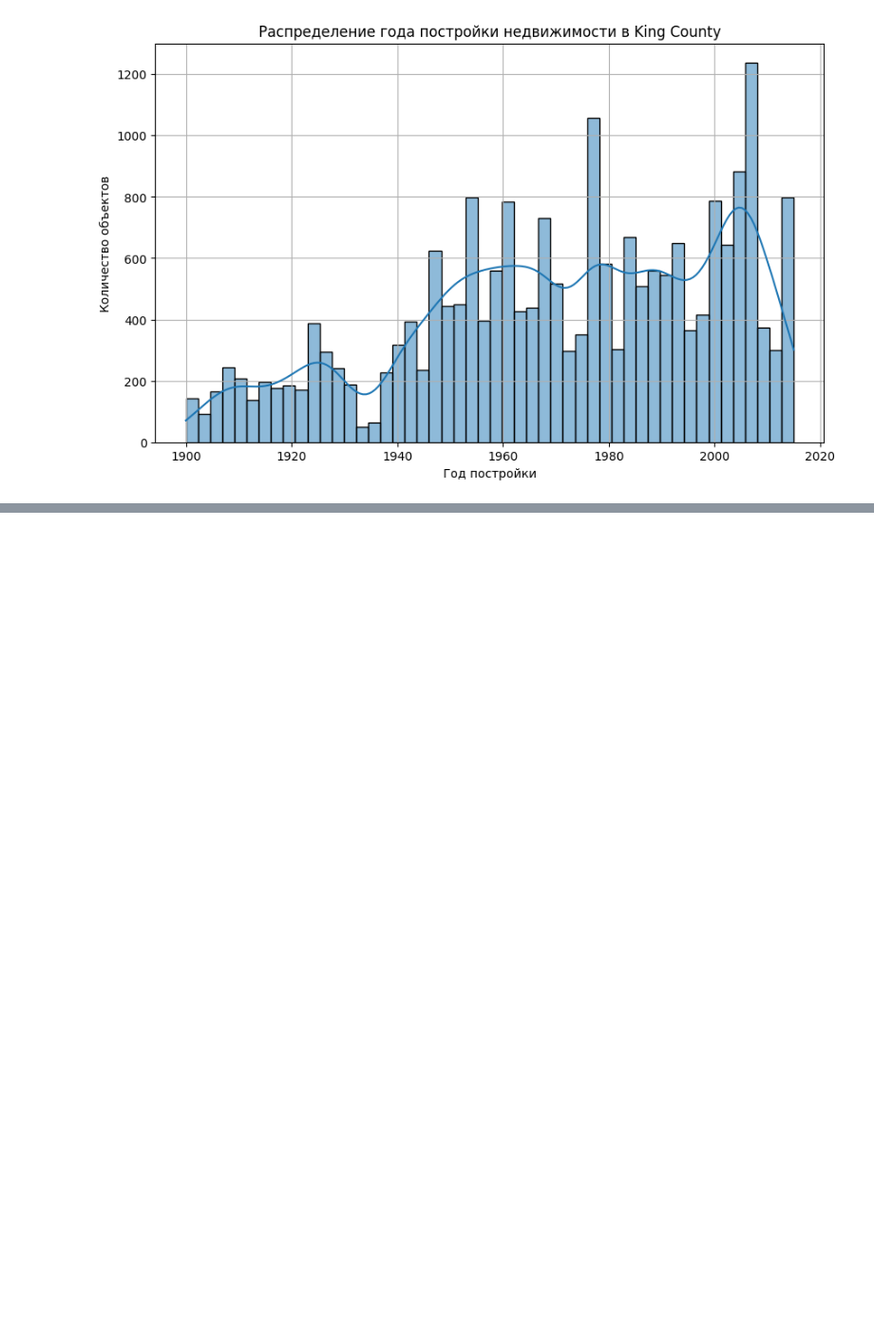
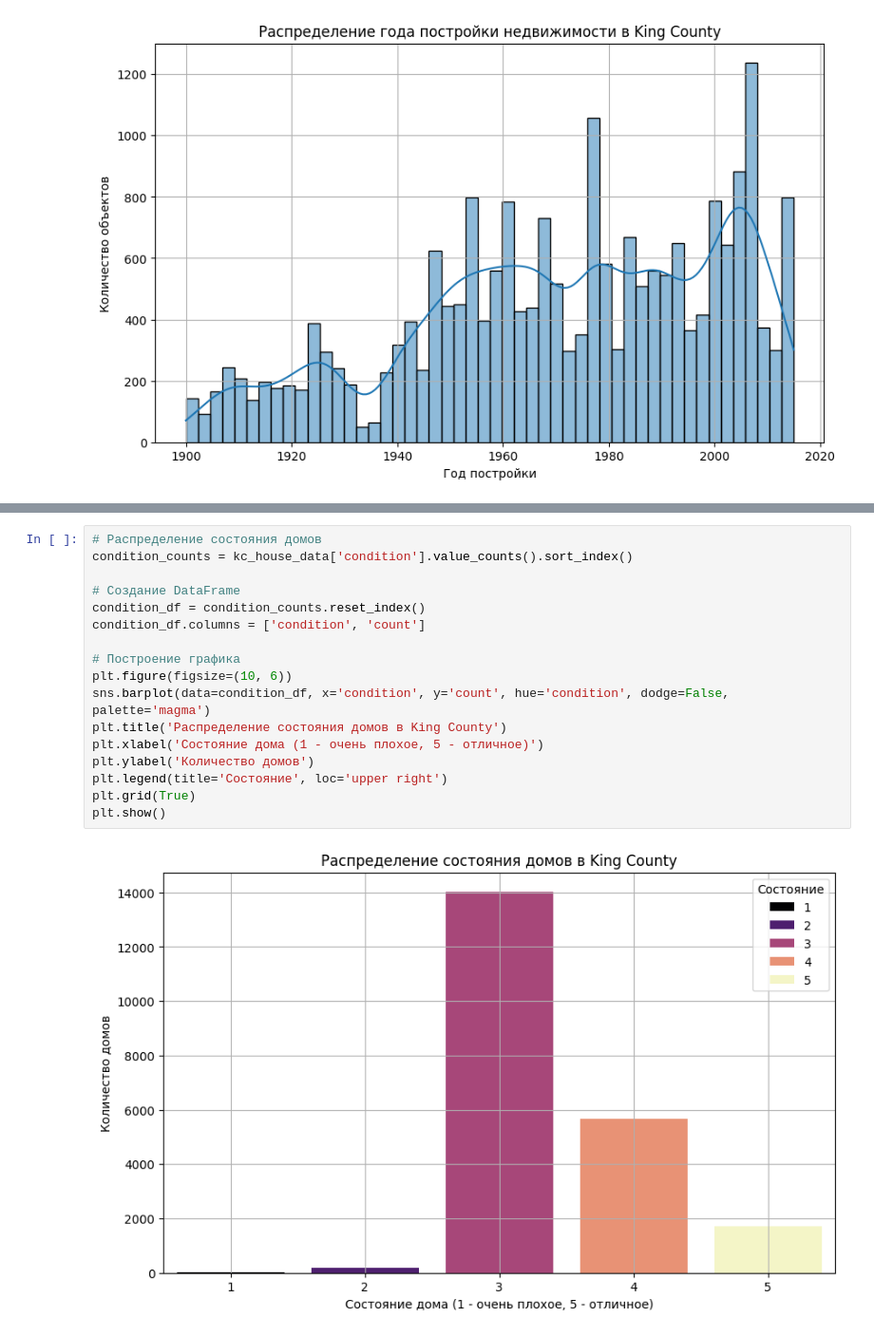
Before and after one commit to Pako35/HouseDAnalysis, a Jupyter notebook: homework.ipynb, the cells around one changed output, grey strips where cells are left out. Shown at 95% size. Drawn from its saved outputs; the diff is of its cells as text; blank space fills up the shorter version.

```diff
--- a/homework.ipynb
+++ b/homework.ipynb
@@ -126,0 +186,19 @@ plt.show()
+# %%
+# Распределение состояния домов
+condition_counts = kc_house_data['condition'].value_counts().sort_index()
+
+# Создание DataFrame
+condition_df = condition_counts.reset_index()
+condition_df.columns = ['condition', 'count']
+
+# Построение графика
+plt.figure(figsize=(10, 6))
+sns.barplot(data=condition_df, x='condition', y='count', hue='condition', dodge=False, palette='magma')
+plt.title('Распределение состояния домов в King County')
+plt.xlabel('Состояние дома (1 - очень плохое, 5 - отличное)')
+plt.ylabel('Количество домов')
+plt.legend(title='Состояние', loc='upper right')
+plt.grid(True)
+plt.show()
+# %% [output]
+[figure, added]
```
Also changed, not shown: parts of 4 cells of this notebook.
